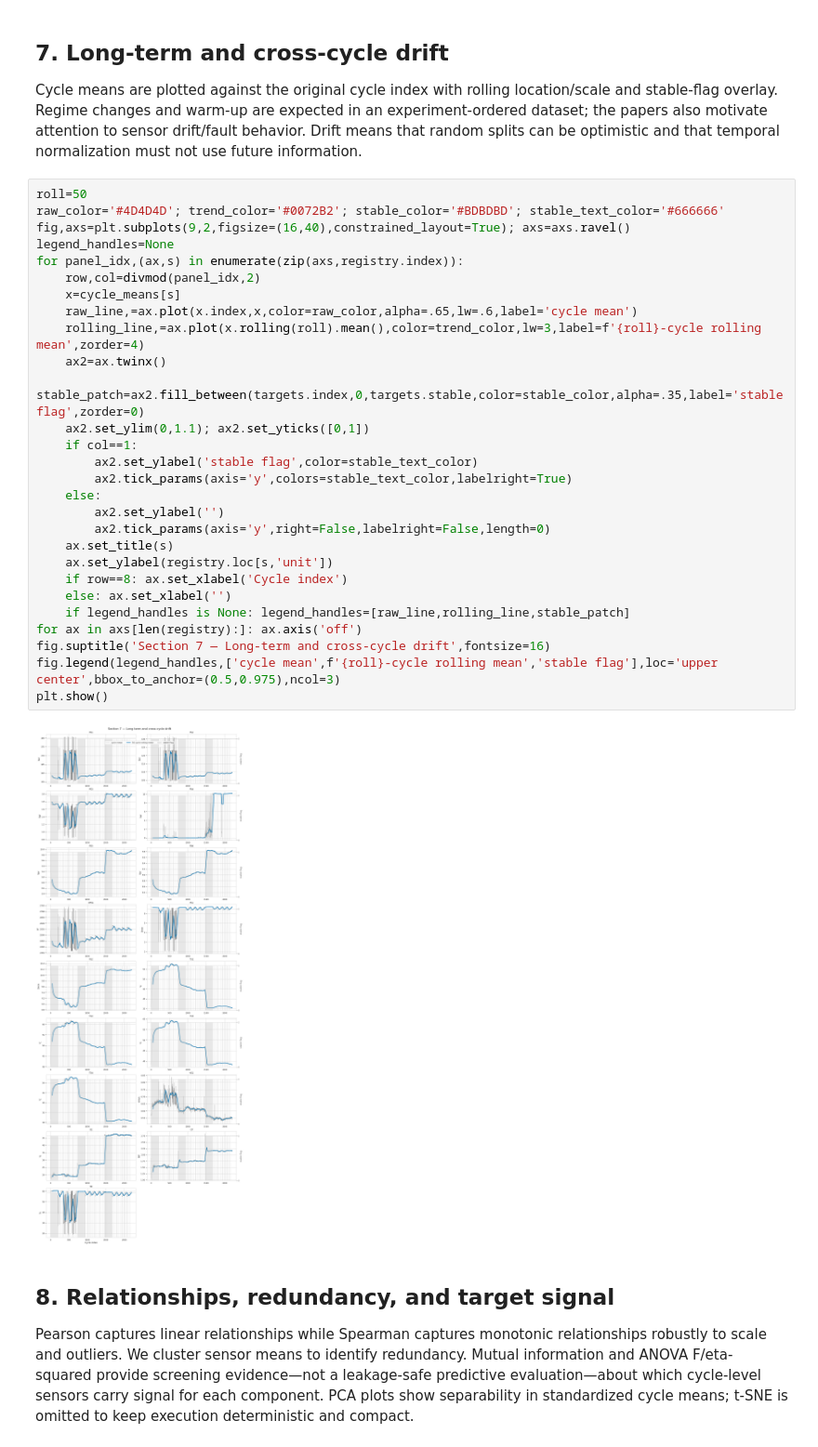
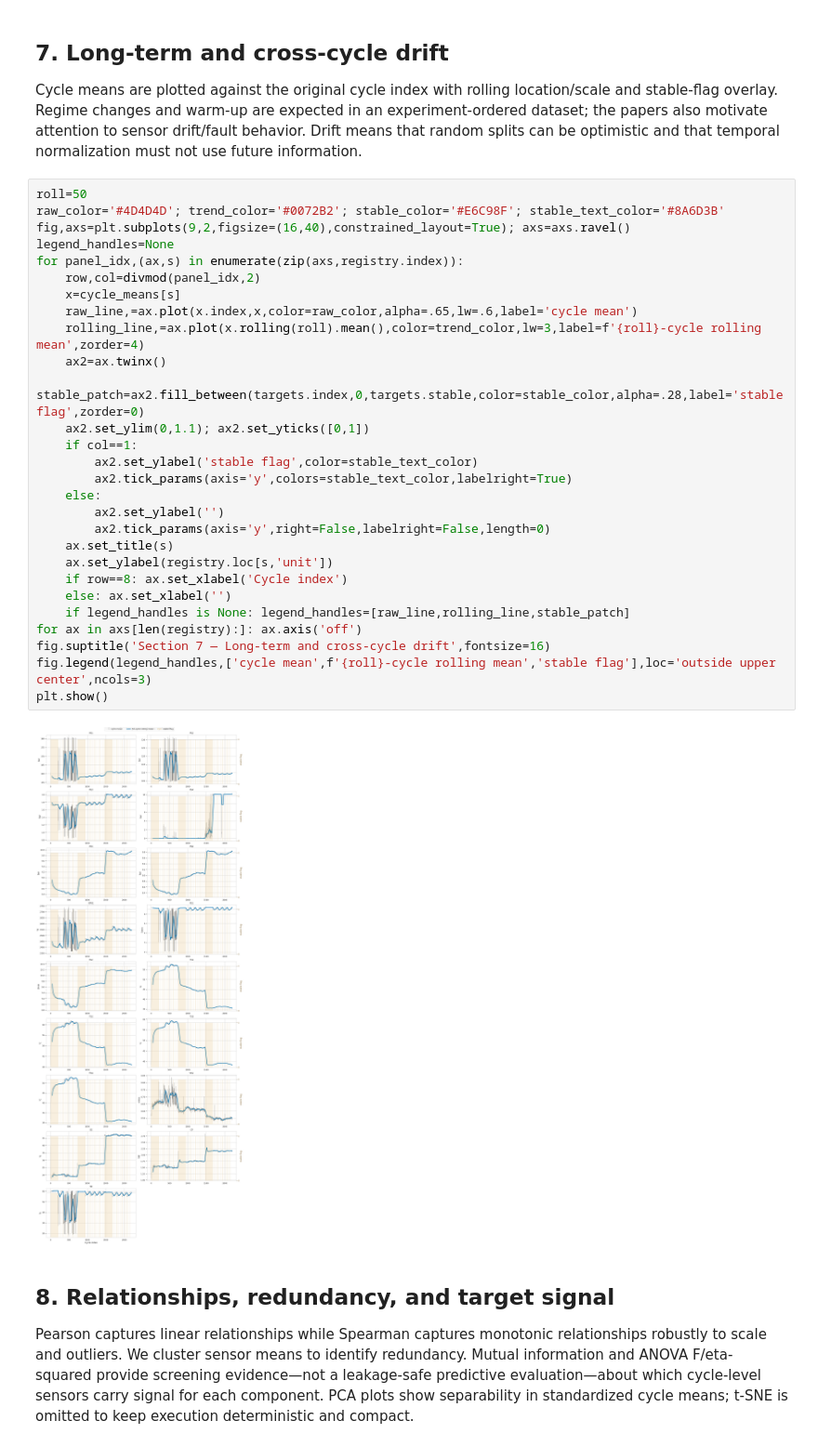
Before and after one commit to Davjes15/ardas_platform, a Jupyter notebook: notebooks/sensor_data_eda.ipynb, the cells around one changed output. Shown at 93% size. Drawn from its saved outputs; the diff is of its cells as text.

Commit message:
Fix drift figure legend placement and shading contrast
Co-Authored-By: david.quispe <david.quispe@intact.net>

```diff
--- a/notebooks/sensor_data_eda.ipynb
+++ b/notebooks/sensor_data_eda.ipynb
@@ -353,34 +353,34 @@ for target,s in class_views:
 Cycle means are plotted against the original cycle index with rolling location/scale and stable-flag overlay. Regime changes and warm-up are expected in an experiment-ordered dataset; the papers also motivate attention to sensor drift/fault behavior. Drift means that random splits can be optimistic and that temporal normalization must not use future information.
 # %%
 roll=50
-raw_color='#4D4D4D'; trend_color='#0072B2'; stable_color='#BDBDBD'; stable_text_color='#666666'
+raw_color='#4D4D4D'; trend_color='#0072B2'; stable_color='#E6C98F'; stable_text_color='#8A6D3B'
 fig,axs=plt.subplots(9,2,figsize=(16,40),constrained_layout=True); axs=axs.ravel()
 legend_handles=None
 for panel_idx,(ax,s) in enumerate(zip(axs,registry.index)):
     row,col=divmod(panel_idx,2)
     x=cycle_means[s]
     raw_line,=ax.plot(x.index,x,color=raw_color,alpha=.65,lw=.6,label='cycle mean')
     rolling_line,=ax.plot(x.rolling(roll).mean(),color=trend_color,lw=3,label=f'{roll}-cycle rolling mean',zorder=4)
     ax2=ax.twinx()
-    stable_patch=ax2.fill_between(targets.index,0,targets.stable,color=stable_color,alpha=.35,label='stable flag',zorder=0)
+    stable_patch=ax2.fill_between(targets.index,0,targets.stable,color=stable_color,alpha=.28,label='stable flag',zorder=0)
     ax2.set_ylim(0,1.1); ax2.set_yticks([0,1])
     if col==1:
         ax2.set_ylabel('stable flag',color=stable_text_color)
         ax2.tick_params(axis='y',colors=stable_text_color,labelright=True)
     else:
         ax2.set_ylabel('')
         ax2.tick_params(axis='y',right=False,labelright=False,length=0)
     ax.set_title(s)
     ax.set_ylabel(registry.loc[s,'unit'])
     if row==8: ax.set_xlabel('Cycle index')
     else: ax.set_xlabel('')
     if legend_handles is None: legend_handles=[raw_line,rolling_line,stable_patch]
 for ax in axs[len(registry):]: ax.axis('off')
 fig.suptitle('Section 7 — Long-term and cross-cycle drift',fontsize=16)
-fig.legend(legend_handles,['cycle mean',f'{roll}-cycle rolling mean','stable flag'],loc='upper center',bbox_to_anchor=(0.5,0.975),ncol=3)
+fig.legend(legend_handles,['cycle mean',f'{roll}-cycle rolling mean','stable flag'],loc='outside upper center',ncols=3)
 plt.show()
 # %% [output]
-[figure, old version]
+[figure, new version]
 # %% [markdown]
 ## 8. Relationships, redundancy, and target signal
 
```
